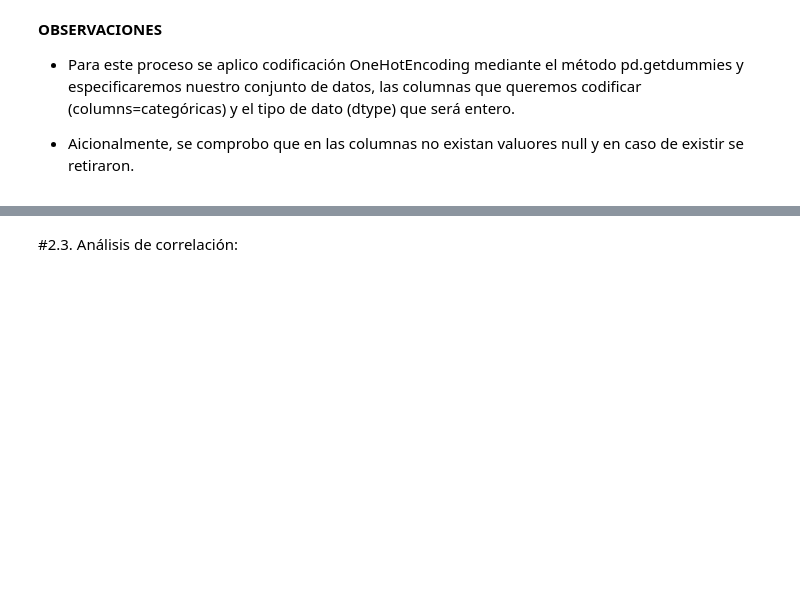
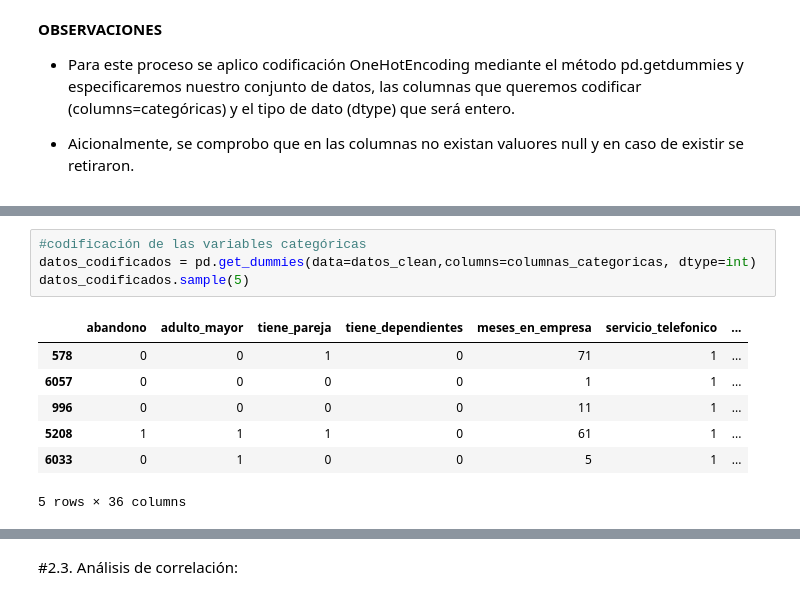
Before and after one commit to Nataliahfk/TELECOM-X---PARTE-2, a Jupyter notebook: TelecomX_SegundaParte_Natalia.ipynb, the cells around one changed output, grey strips where cells are left out. Saved outputs shown, nothing was run; the diff lists cells and outputs as text; blank space fills up the shorter version.

```diff
--- a/TelecomX_SegundaParte_Natalia.ipynb
+++ b/TelecomX_SegundaParte_Natalia.ipynb
@@ -284 +313,13 @@ df_encoded.sample(10)
+# %%
+#codificación de las variables categóricas
+datos_codificados = pd.get_dummies(data=datos_clean,columns=columnas_categoricas, dtype=int)
+datos_codificados.sample(5)
+# %% [output]
+|  | abandono | adulto_mayor | tiene_pareja | tiene_dependientes | meses_en_empresa | servicio_telefonico | ... |
+| 578 | 0 | 0 | 1 | 0 | 71 | 1 | ... |
+| 6057 | 0 | 0 | 0 | 0 | 1 | 1 | ... |
+| 996 | 0 | 0 | 0 | 0 | 11 | 1 | ... |
+| 5208 | 1 | 1 | 1 | 0 | 61 | 1 | ... |
+| 6033 | 0 | 1 | 0 | 0 | 5 | 1 | ... |
+5 rows × 36 columns
 # %%
```
Also changed, not shown: parts of 14 cells of this notebook.
